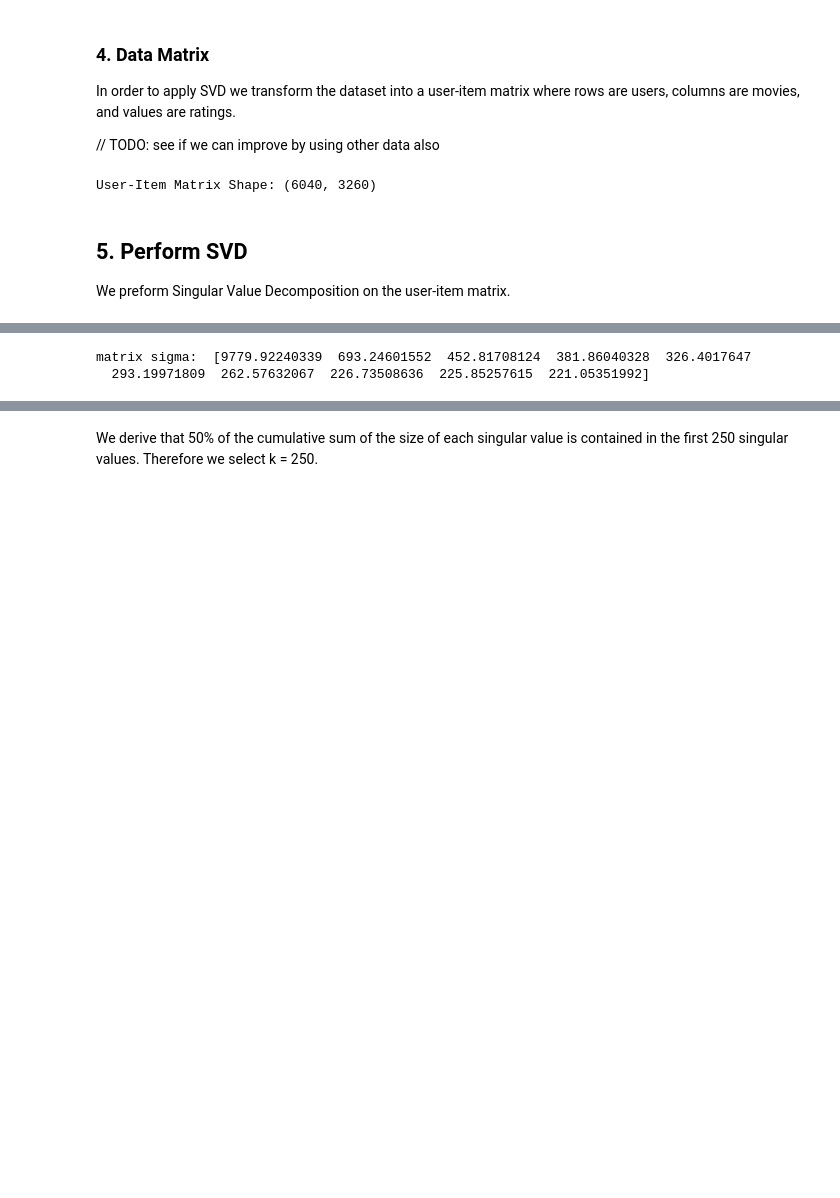
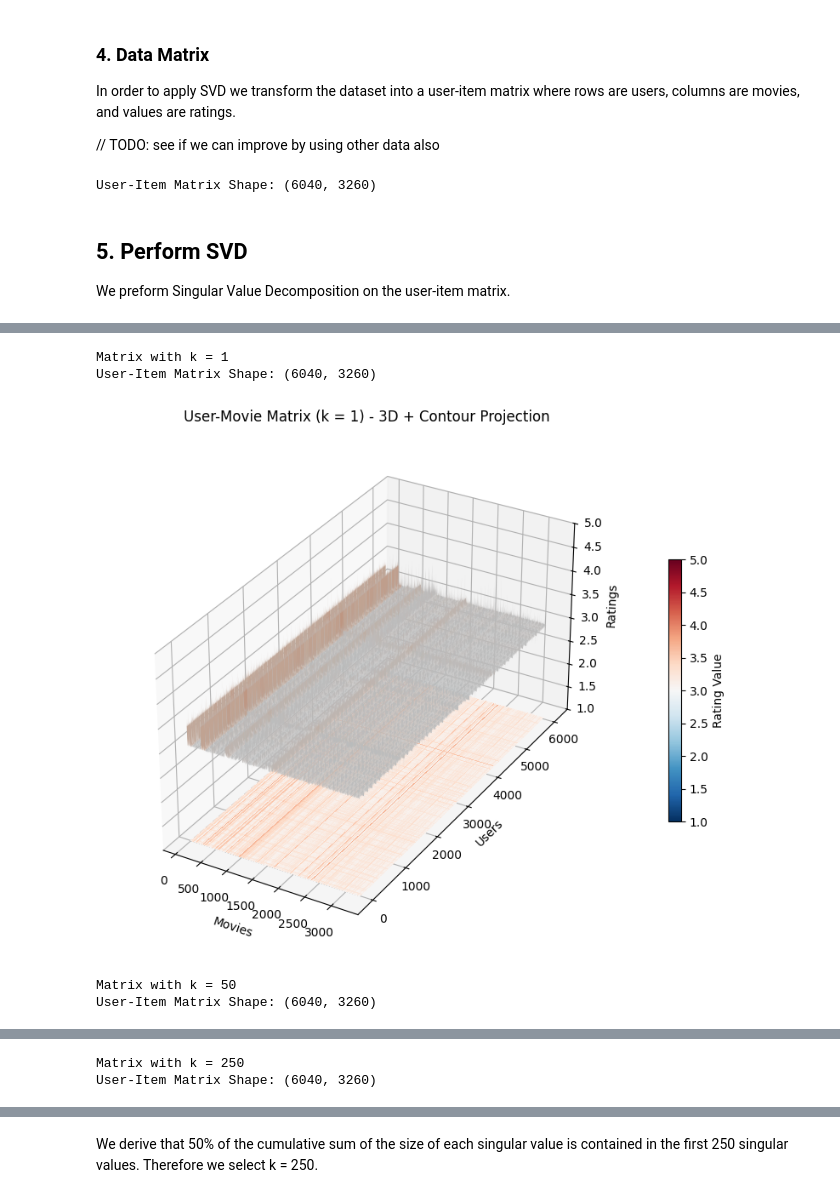
Before and after one commit to d4darius/CA-Homework3, a Jupyter notebook: Maretto_Gosmar_HWSVD.ipynb, the cells around one changed output, grey strips where cells are left out. Saved outputs shown, nothing was run; the diff lists cells and outputs as text; code cells hidden in the pictures; blank space fills up the shorter version.

Commit message:
Changed main method to Shift method + added plot 3d (needs fix)

```diff
--- a/Maretto_Gosmar_HWSVD.ipynb
+++ b/Maretto_Gosmar_HWSVD.ipynb
@@ -241,9 +233,11 @@ from scipy.sparse.linalg import svds
 import numpy as np
 
 # Create user-item matrix
-min_val = full_data['Normalized_Rating'].min()
-max_val = full_data['Normalized_Rating'].max()
-user_item_matrix = full_data.pivot(index='UserID', columns='MovieID', values='Normalized_Rating').fillna(min_val)
+min_val = full_data['Rating'].min()
+max_val = full_data['Rating'].max()
+NaN_val = ((max_val - min_val) / 2)+1
+#NaN_val = min_val
+user_item_matrix = full_data.pivot(index='UserID', columns='MovieID', values='Rating').fillna(NaN_val)
 
 # Convert to numpy array
 matrix = user_item_matrix.values
@@ -272,19 +320,18 @@ def mat_show(mat, K, min_val, max_val):
 We preform Singular Value Decomposition on the user-item matrix.
 # %%
 def power_method(A, v0, maxIter=1000, relTol=1e-6):
+    v0 /= np.linalg.norm(v0)  # Normalize initial vector
+    l0 = 0  # Initial eigenvalue estimate
 
-    v0 = v0/np.linalg.norm(v0)
-    k = 0
-    l0 = 0
+    for k in range(maxIter):
+        v1 = A @ v0  # Matrix-vector multiplication
+        l1 = v0 @ v1  # Rayleigh quotient (approximating eigenvalue)
+        v1 /= np.linalg.norm(v1)  # Normalize eigenvector
 
-    while True:
-        v1 = np.dot(A, v0)
-        l1 = np.dot(v1, v0)
-        v1 = v1 / np.linalg.norm(v1,2)
-        k += 1
-        if(k>maxIter or np.abs(l1-l0)<relTol*(np.abs(l0))):
-            break
-        v0 = v1
-        l0 = l1
+        # Convergence check
+        if np.abs(l1 - l0) < relTol * np.abs(l0):
+            return l1, v1  # Return converged eigenvalue and eigenvector
 
-    return l1, v1
+        v0, l0 = v1, l1  # Update for next iteration
+
+    return l1, v1  # Return after maxIter
@@ -384,6 +368,6 @@ def svd_with_shift(A, num_singular_values=1, maxIter=100, relTol=1e-6):
     return U, np.diag(Sigma), Vt
 # %%
 A = matrix.reshape(-1, matrix.shape[1])
-U, sigma, Vt = svd_with_deflation(A, num_singular_values=10, maxIter=1000, relTol=1e-3)
+U, sigma, Vt = svd_with_shift(A, num_singular_values=50, maxIter=1000, relTol=1e-3)
 print("matrix sigma: ", np.diag(sigma))
 # %% [output]
@@ -392,0 +387,12 @@ matrix sigma:  [9779.92240338  693.25435127  452.64551098  381.87486426  326.356
+# %%
+# Display the reconstructed matrix
+for k in [1, 50, 250]:
+    U, sigma, Vt = svd_with_shift(matrix, num_singular_values=k, maxIter=1000, relTol=1e-3)
+    matrix_hat = np.dot(U, np.dot(sigma, Vt))
+    mat_show_3D(matrix_hat, k, min_val, max_val, plot_type='surface')
+# %% [output]
+Matrix with k = 1
+User-Item Matrix Shape: (6040, 3260)
+[figure, added]
+Matrix with k = 50
+User-Item Matrix Shape: (6040, 3260)
@@ -392,0 +400,2 @@ matrix sigma:  [9779.92240338  693.25435127  452.64551098  381.87486426  326.356
+Matrix with k = 250
+User-Item Matrix Shape: (6040, 3260)
@@ -393,7 +403,5 @@ matrix sigma:  [9779.92240338  693.25435127  452.64551098  381.87486426  326.356
 # %%
-A = matrix.reshape(-1, matrix.shape[1])
-U, sigma, Vt = svd_with_shift(A, num_singular_values=10, maxIter=1000, relTol=1e-3)
-print("matrix sigma: ", np.diag(sigma))
+# We plot the significance of the singular values
+U, sigma, Vt = svd_with_shift(A, num_singular_values=1000, maxIter=1000, relTol=1e-3)
+
+sigma_cm = np.cumsum(np.diag(sigma)) / np.sum(np.diag(sigma))
-# %% [output]
-matrix sigma:  [9779.92240339  693.24601552  452.81708124  381.86040328  326.4017647
-  293.19971809  262.57632067  226.73508636  225.85257615  221.05351992]
```
Also changed, not shown: parts of 17 cells of this notebook.
